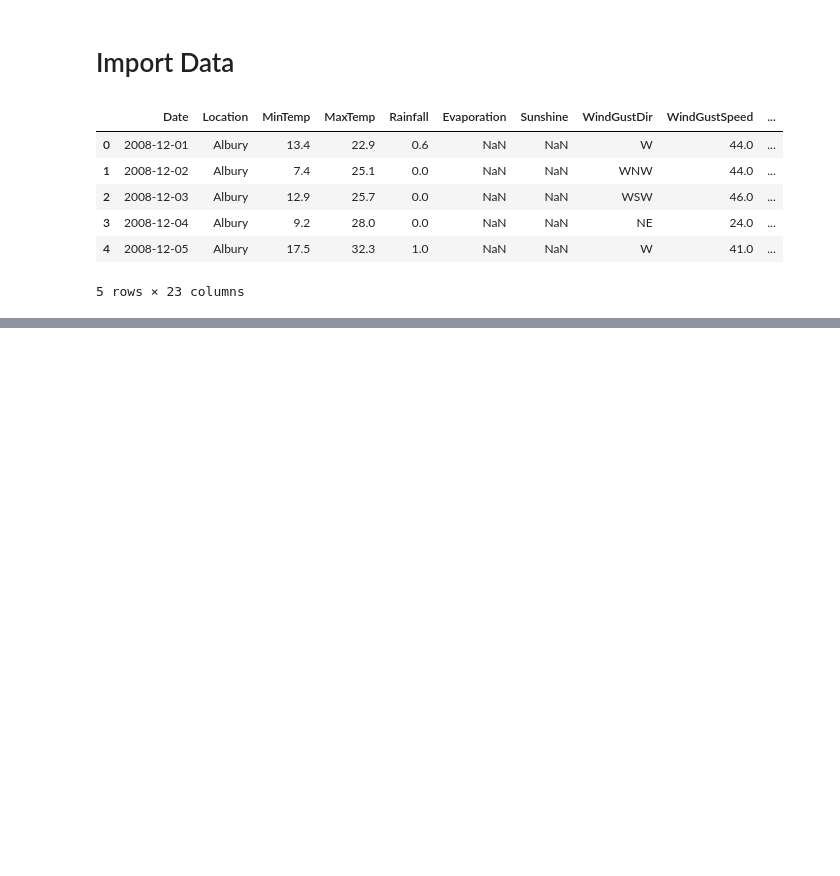
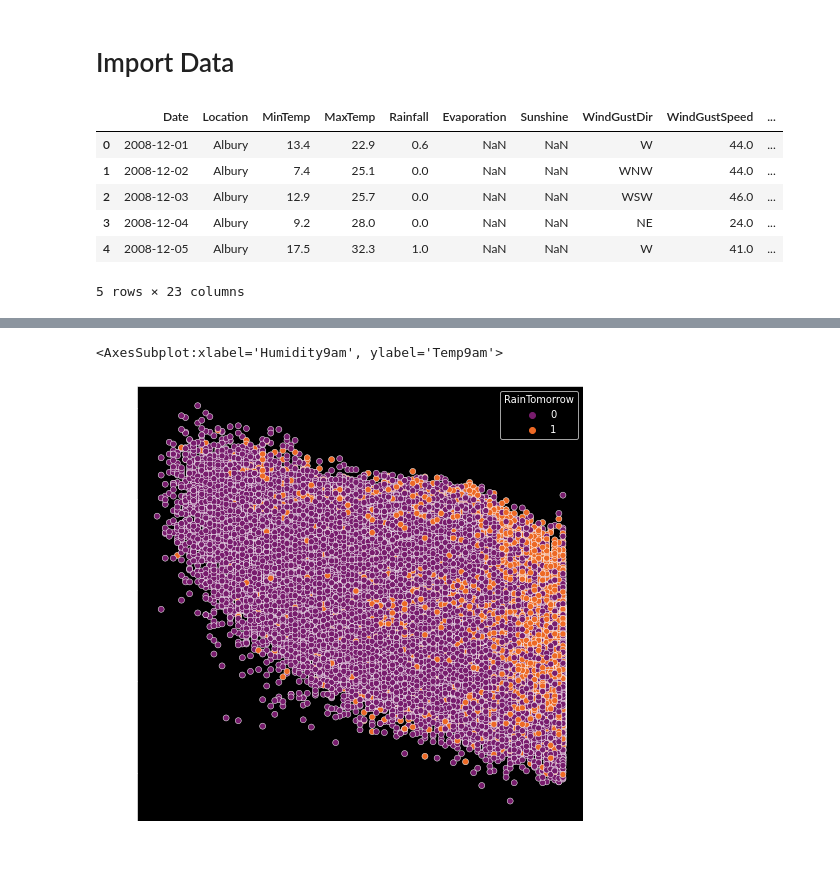
Before and after one commit to kumara0230/ORI-Rain-Prediction, a Jupyter notebook: RainPredictionORI.ipynb, the cells around one changed output, grey strips where cells are left out. Cells and saved outputs as stored; diff of their text form; code cells hidden in the pictures; blank space fills up the shorter version.

```diff
--- a/RainPredictionORI.ipynb
+++ b/RainPredictionORI.ipynb
@@ -21,0 +113,6 @@ df.head()
+# %%
+plt.figure(figsize = (8,8))
+sns.scatterplot(x = 'Humidity9am', y = 'Temp9am', hue = 'RainTomorrow' , palette = 'inferno',data = df)
+# %% [output]
+<AxesSubplot:xlabel='Humidity9am', ylabel='Temp9am'>
+[figure, added]
```
Also changed, not shown: parts of 14 cells of this notebook.
